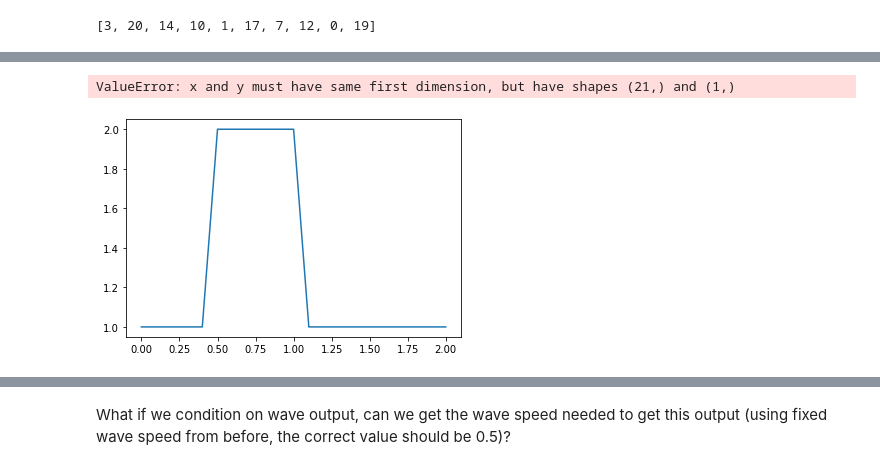
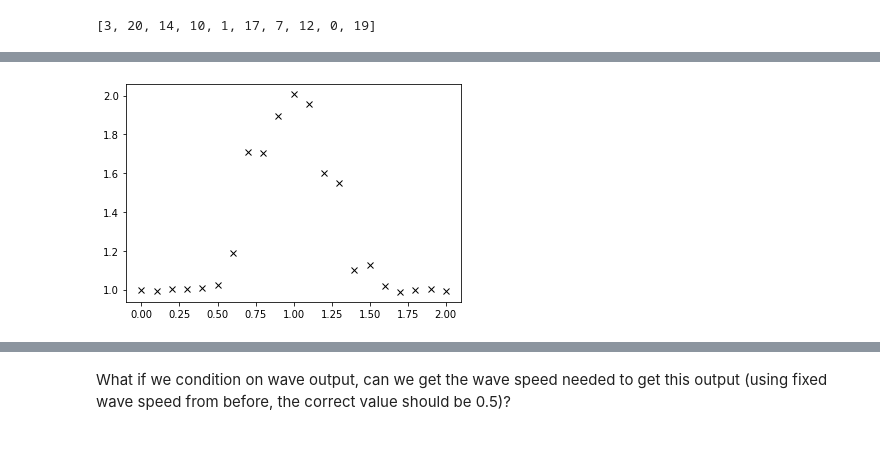
Before and after one commit to lm2612/InformaticsLab, a Jupyter notebook: 01_NDWave.ipynb, the cells around one changed output, grey strips where cells are left out. Drawn from its saved outputs; the diff is of its cells as text; code cells hidden in the pictures.

```diff
--- a/01_NDWave.ipynb
+++ b/01_NDWave.ipynb
@@ -129,7 +131,5 @@ conditioned_wave(guess,plot_wave=True)
-# %%
-# Check this gives conditioned values fixed
-for i in range(5):
-    conditioned_wave(guess,plot_wave=True)
-# %% [output]
-ValueError: x and y must have same first dimension, but have shapes (21,) and (1,)
-[figure, removed]
+# %%
+u,h=conditioned_wave(guess,plot_wave=False)
+plt.plot(np.linspace(0,2,nx),h.numpy(),'kx');
+# %% [output]
+[figure, added]
```
Also changed, not shown: parts of 22 cells of this notebook.
